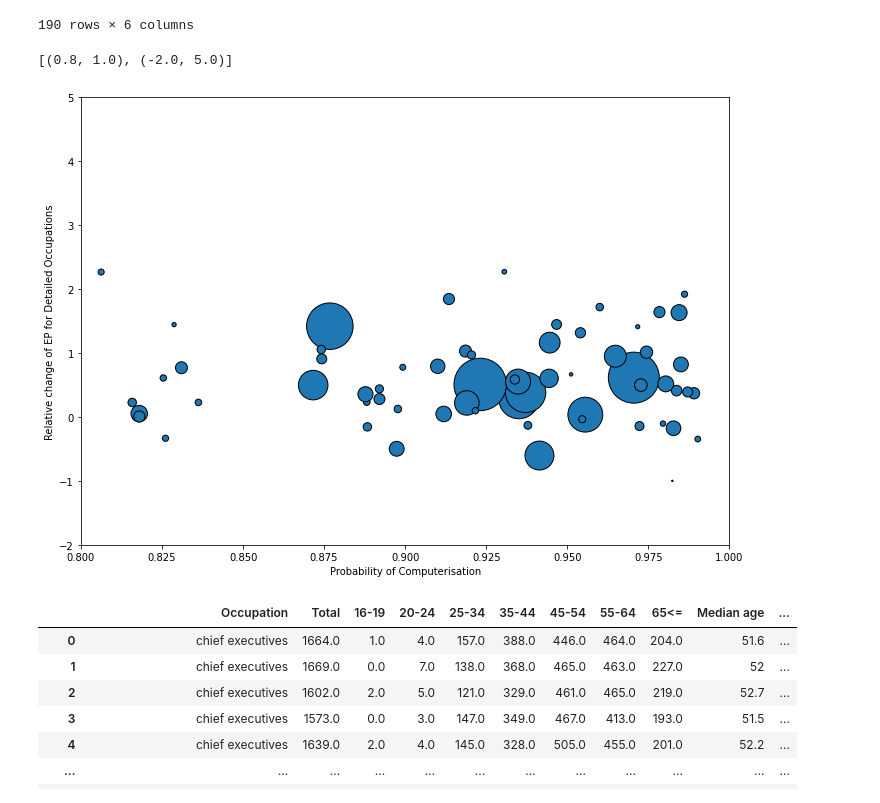
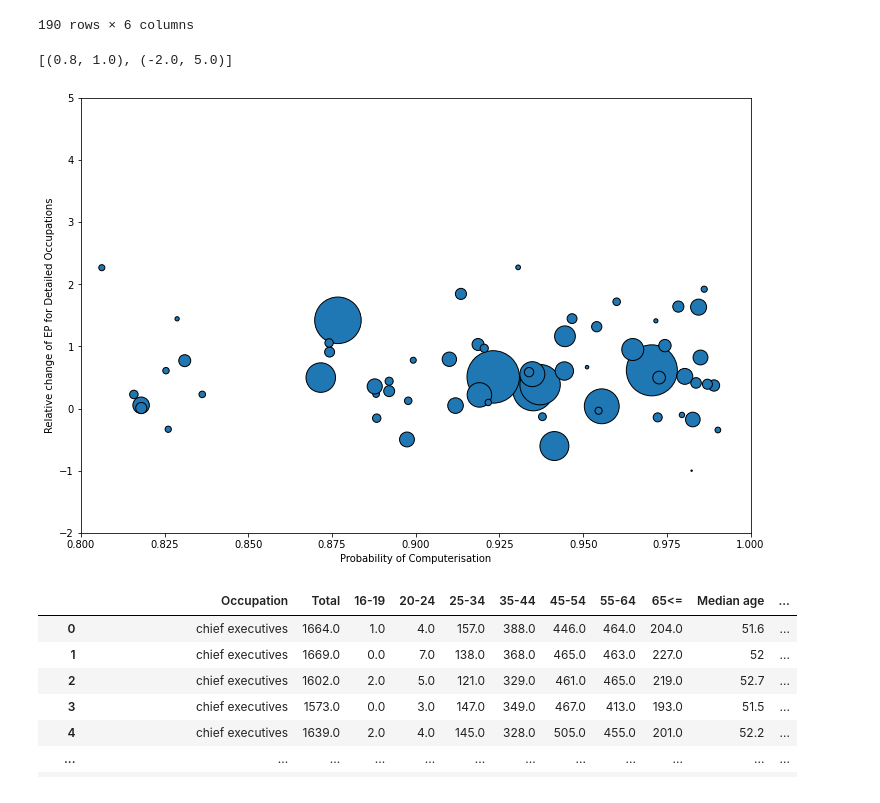
Before and after one commit to terencetan-c/4YP-The-Future-of-Work, a Jupyter notebook: Data modelling/Data modelling EP.ipynb, the cells around one changed output. Drawn from its saved outputs; the diff is of its cells as text; code cells hidden in the pictures.

```diff
--- a/Data modelling/Data modelling EP.ipynb
+++ b/Data modelling/Data modelling EP.ipynb
@@ -332,16 +351,16 @@ joint_auto3
 joint_auto3 = pd.merge(left=joint_auto3,right=joint_auto[joint_auto['Year']==2021][['Occupation','Total']],left_on='Occupation',right_on='Occupation',how='left')
 # %%
 fig, ax = plt.subplots()
-fig.set_size_inches(10, 7)
+fig.set_size_inches(12, 8)
 plt.scatter(joint_auto3['Probability of Computerisation'],joint_auto3[0],s=joint_auto3['Total'],edgecolors='black')
 plt.ylabel('Relative change of EP for Detailed Occupations')
 plt.xlabel('Probability of Computerisation')
 ax.set(xlim=(0.8, 1), ylim=(-2, 5))   # Zoom in on plot
 
 #plt.savefig("/Users/terencetan/Documents/Uni stuff/Engineering Science/4YP/4YP-The-Future-of-Work/Report/Figures/Scatter Relative change of OP for DO")
 # %% [output]
 [(0.8, 1.0), (-2.0, 5.0)]
-[figure, old version]
+[figure, new version]
 # %%
 joint_auto
 # %% [output]
```
Also changed, not shown: parts of 6 cells of this notebook, 16 other files.
